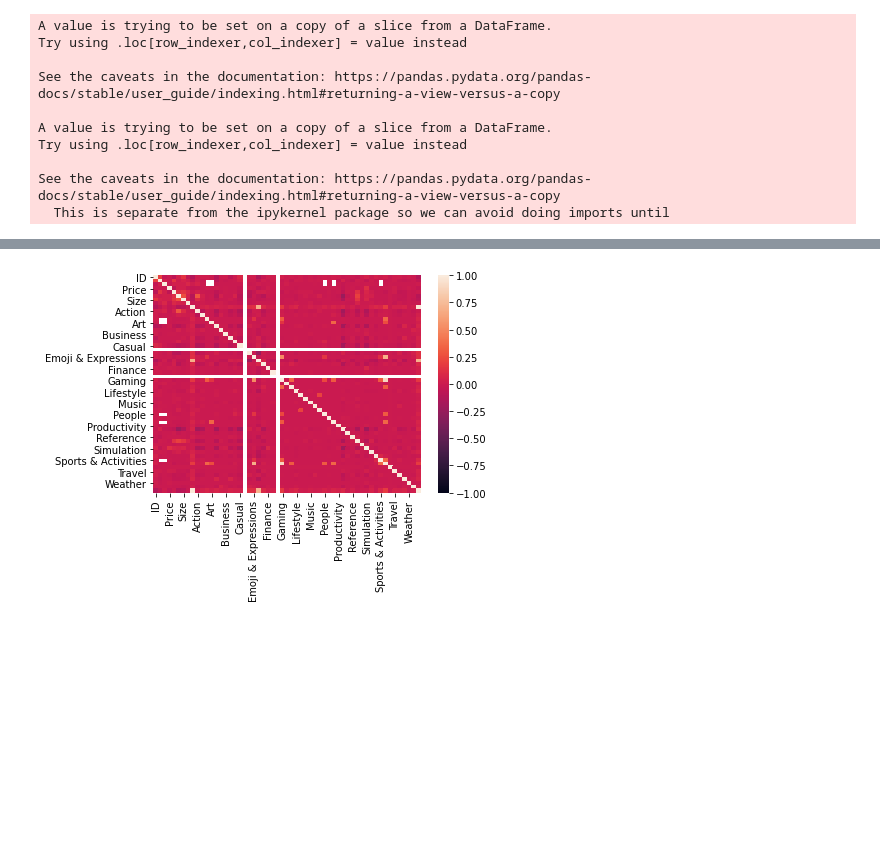
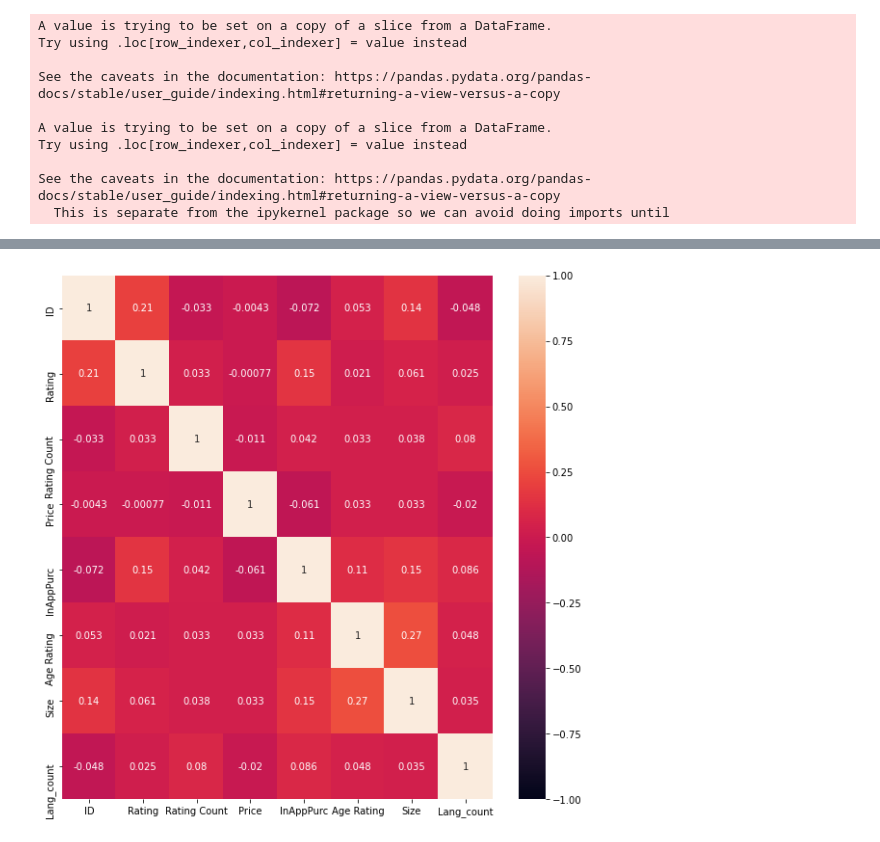
Before and after one commit to christianveater/Springboard_rep, a Jupyter notebook: Capstone-Project-2/Capstone2.ipynb, the cells around one changed output, grey strips where cells are left out. Saved outputs shown, nothing was run; the diff lists cells and outputs as text; code cells hidden in the pictures; blank space fills up the shorter version.

```diff
--- a/Capstone-Project-2/Capstone2.ipynb
+++ b/Capstone-Project-2/Capstone2.ipynb
@@ -15,9 +16,9 @@ os.getcwd()
 # %%
 #loading the dataset of interest
 df = pd.read_csv('appstore_games.csv')
-#Drop columns URL, Name, Subtitle, Icon URL, Description, Delevoper and Primary Genre
-df.drop(['URL', 'Name', 'Subtitle', 'Icon URL', 'Description', 'Developer', 'Primary Genre'], axis=1, inplace=True)
+#Drop columns URL, Name, Subtitle, Icon URL, Description, Delevoper, Genres, Current Version Release Date
+df.drop(['URL', 'Name', 'Subtitle', 'Icon URL', 'Description', 'Developer', 'Genres', 'Current Version Release Date'], axis=1, inplace=True)
 df.rename(columns = {'Average User Rating':'Rating', 'User Rating Count': 'Rating Count', 'In-app Purchases': 'InAppPurc',
-                     'Original Release Date': 'Org Rel Date', 'Current Version Release Date':'Cur Rel Date',
+                     'Original Release Date': 'Org Rel Date', 'Primary Genre':'Genre',
                      'Languages':'Lang'}, inplace=True)
 # %%
@@ -104,16 +95,17 @@ See the caveats in the documentation: https://pandas.pydata.org/pandas-docs/stab
   This is separate from the ipykernel package so we can avoid doing imports until
 # %%
 #Obtain a unique list of genre categories
-genre_list = df['Genres'].tolist()
+genre_list = df['Genre'].tolist()
 
 def convert(g_list, seperator=','):
     return seperator.join(g_list)
 genre_list_convert = convert(genre_list)
 genre_list_clean = genre_list_convert.split(',')
 
-#Count the number of genres for each app
-df['gen_count'] = df.Genres.str.count(",") +1
-genre_list = df['Genres'].tolist()
+#Count the number of genres for each app - Not needed anymore since we are using just one genre per app
+#df['gen_count'] = df.Genres.str.count(",") +1
+
+genre_list = df['Genre'].tolist()
 
 genre_cleaner = sorted(set([g.strip() for g in genre_list_clean]))
 
@@ -178,9 +165,9 @@ Try using .loc[row_indexer,col_indexer] = value instead
 See the caveats in the documentation: https://pandas.pydata.org/pandas-docs/stable/user_guide/indexing.html#returning-a-view-versus-a-copy
   This is separate from the ipykernel package so we can avoid doing imports until
 # %%
-#Convert Org Rel Date and Cur Rel Date to datetime format
+#Convert Org Rel Date to datetime format
 
-df[['Org Rel Date', 'Cur Rel Date']] = df[['Org Rel Date', 'Cur Rel Date']].apply(pd.to_datetime)
+df[['Org Rel Date']] = df[['Org Rel Date']].apply(pd.to_datetime)
 df.info()
 # %% [output]
 <class 'pandas.core.frame.DataFrame'>
@@ -261,11 +194,0 @@ df_cat['Word'] = df['Genres'].str.contains('Word')
-# %%
-#add in ID column to the df_cat
-df_cat = df_cat.join(df['ID'])
-first_col = df_cat.pop('ID')
-df_cat.insert(0, 'ID', first_col)
-#create a genre count for each ID
-df_cat['Genre_count'] = df_cat[df_cat ==True].count(axis=1)
-#Drop Genre column from df
-df.drop(['Genres'],axis=1, inplace=True)
-print(df_cat)
-print(df_cat.info())
@@ -359,5 +240,6 @@ df_comb.describe()
 # %%
 #create a heatmap to see how variable correlate
-heatmap = sns.heatmap(df_comb.corr(), vmin=-1, vmax=1)
+plt.figure(figsize=(10,10))
+heatmap = sns.heatmap(df.corr(), vmin=-1, vmax=1, annot=True)
 # %% [output]
-[figure, old version]
+[figure, new version]
```
Also changed, not shown: parts of 36 cells of this notebook.
